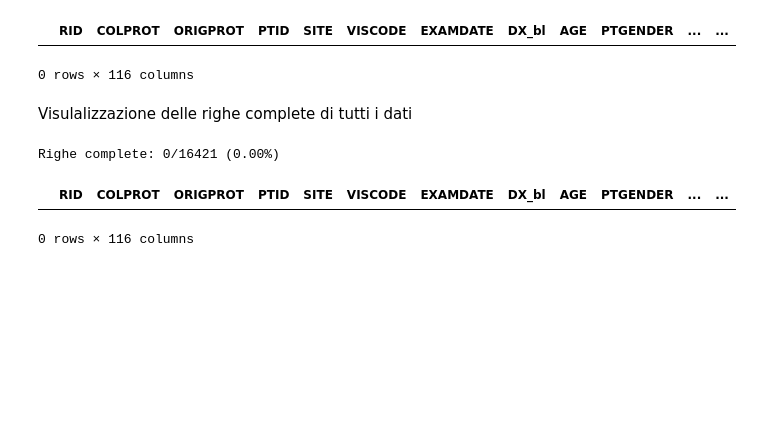
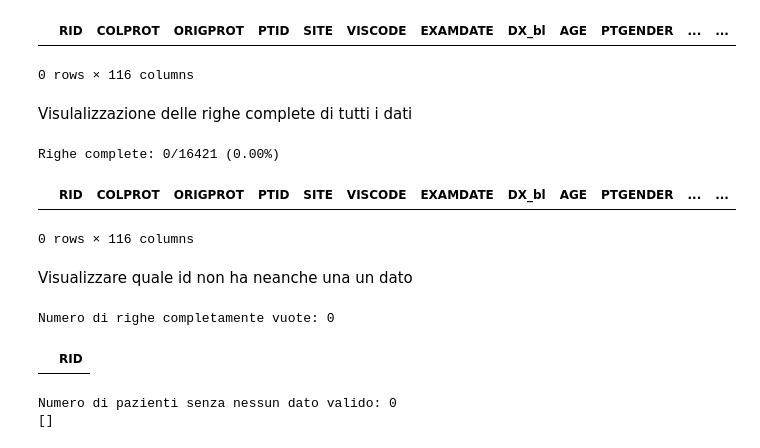
Before and after one commit to RossanaFacchin/DataCleaning, a Jupyter notebook: notebook testcleaning.ipynb, the cells around one changed output. Drawn from its saved outputs; the diff is of its cells as text; code cells hidden in the pictures; blank space fills up the shorter version.

Commit message:
Visualizzare quale id non ha neanche un dato

```diff
--- a/notebook testcleaning.ipynb
+++ b/notebook testcleaning.ipynb
@@ -519,3 +519,30 @@ righe_complete
 Righe complete: 0/16421 (0.00%)
 |  | RID | COLPROT | ORIGPROT | PTID | SITE | VISCODE | EXAMDATE | DX_bl | AGE | PTGENDER | ... | ... |
 0 rows × 116 columns
+# %% [markdown]
+Visualizzare quale id non ha neanche una un dato
+# %%
+# Escludiamo la colonna RID dal controllo, altrimenti non sarebbe mai "vuota"
+colonne_da_controllare = df.columns.drop("RID")
+
+# Righe completamente vuote (tutti NaN tranne RID)
+righe_totalmente_vuote = df[df[colonne_da_controllare].isna().all(axis=1)]
+
+print(f"Numero di righe completamente vuote: {len(righe_totalmente_vuote)}")
+righe_totalmente_vuote[["RID"]]
+# %% [output]
+Numero di righe completamente vuote: 0
+|  | RID |
+# %%
+id_senza_dati = []
+
+for rid in df["RID"].unique():
+    dati_paziente = df[df["RID"] == rid][colonne_da_controllare]
+    if dati_paziente.isna().all().all():  # tutte le celle sono NaN, per tutte le righe di quel paziente
+        id_senza_dati.append(rid)
+
+print(f"Numero di pazienti senza nessun dato valido: {len(id_senza_dati)}")
+print(id_senza_dati)
+# %% [output]
+Numero di pazienti senza nessun dato valido: 0
+[]
```
